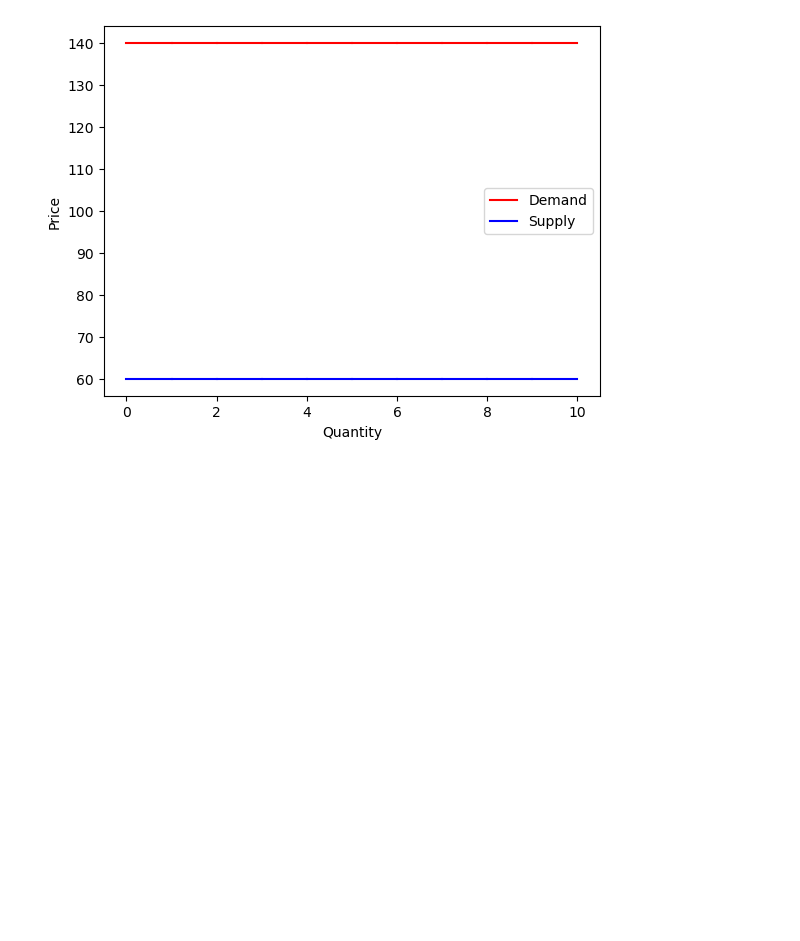
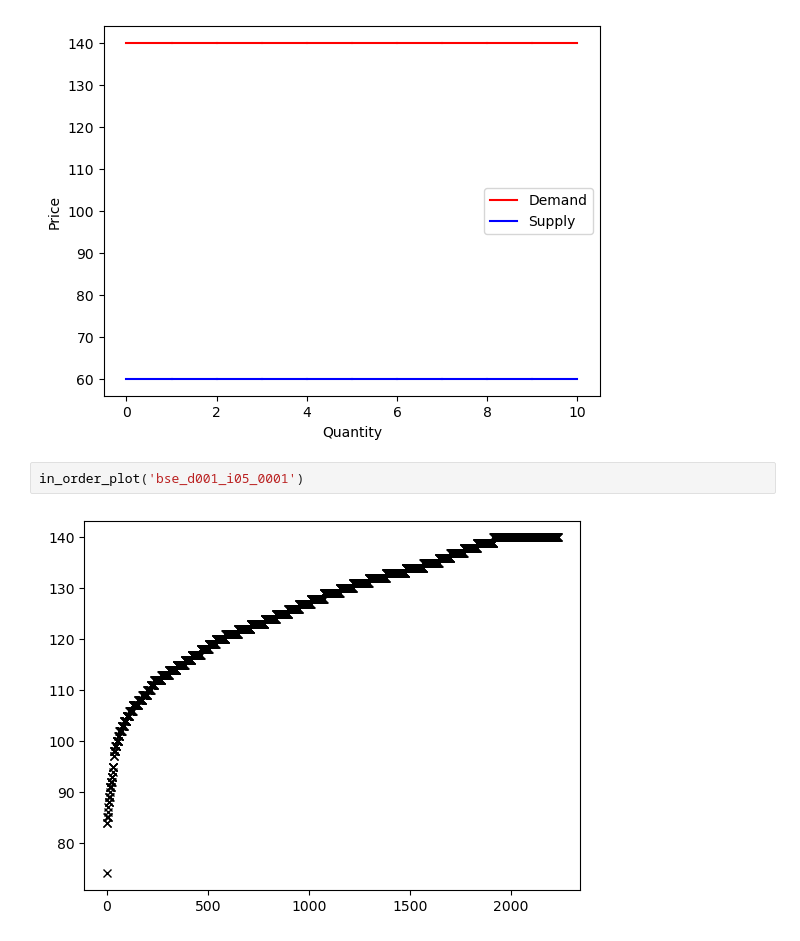
Before and after one commit to armandcismaru/BSE-Trading-PRDE, a Jupyter notebook: IEFT-experiments.ipynb, the cells around one changed output. Saved outputs shown, nothing was run; the diff lists cells and outputs as text; blank space fills up the shorter version.

```diff
--- a/IEFT-experiments.ipynb
+++ b/IEFT-experiments.ipynb
@@ -249,3 +248,7 @@ dem_range = (140, 140)
 plot_sup_dem(10, [sup_range], 10, [dem_range], 'fixed')
 # %% [output]
 [figure]
+# %%
+in_order_plot('bse_d001_i05_0001')
+# %% [output]
+[figure, added]
```
Also changed, not shown: parts of 2 cells of this notebook.
